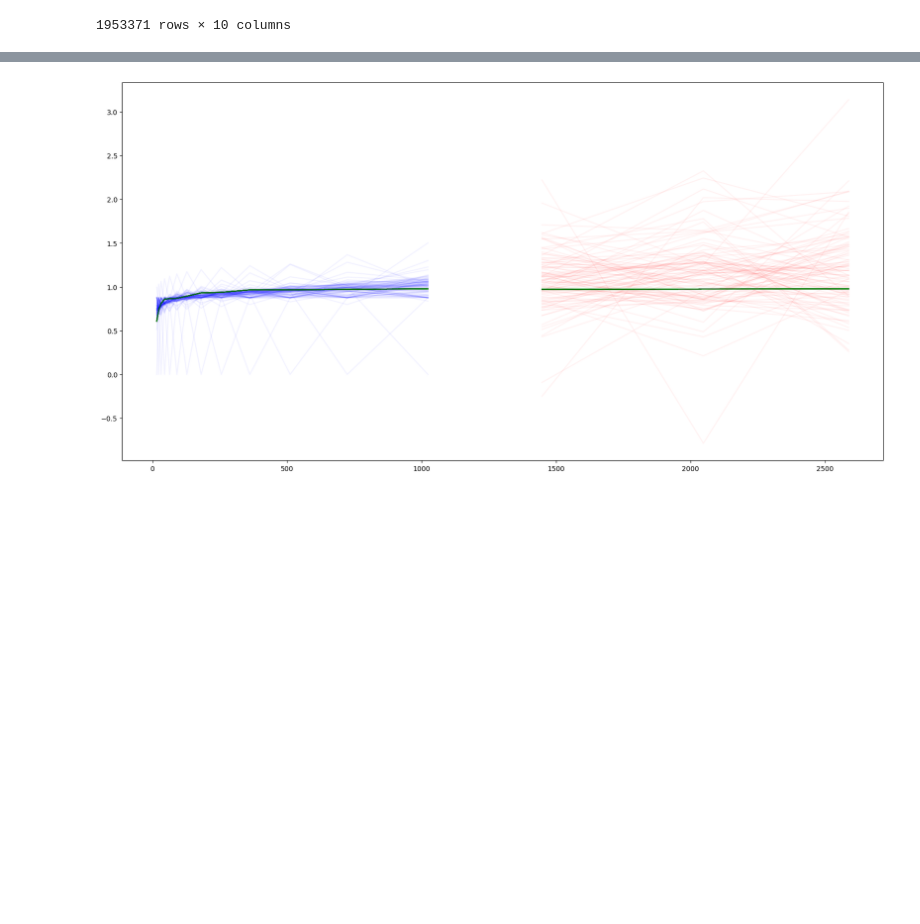
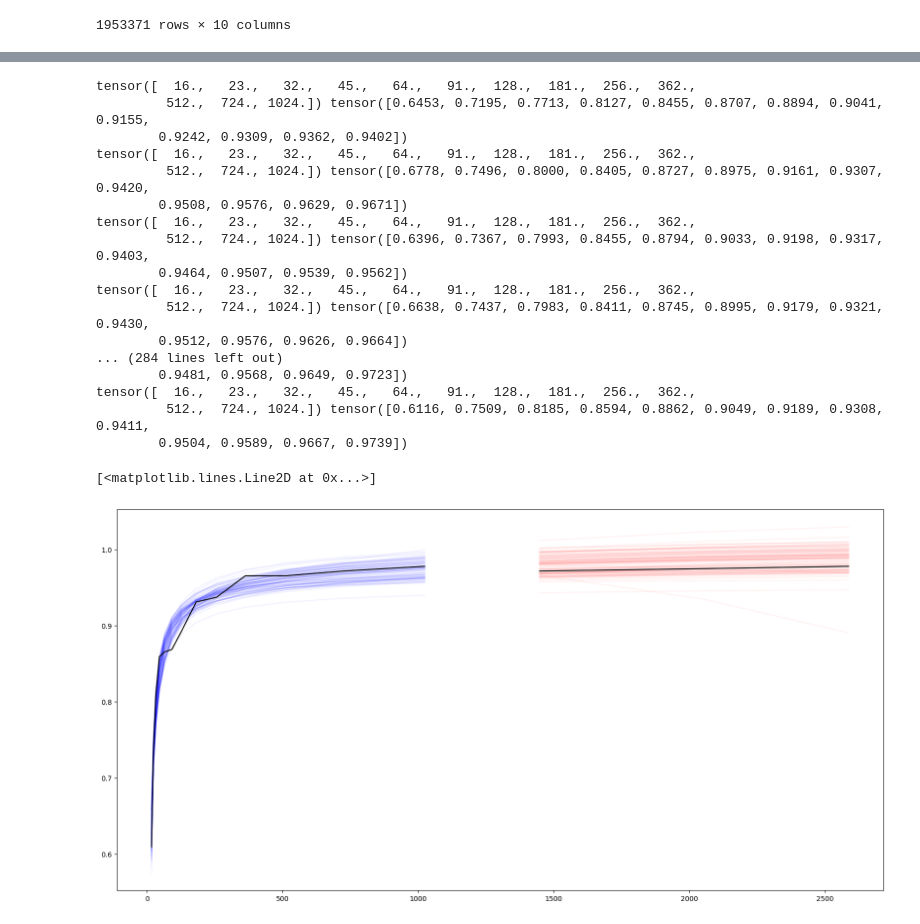
Before and after one commit to knyazer/learning-curves, a Jupyter notebook: dohman.ipynb, the cells around one changed output, grey strips where cells are left out. Saved outputs shown, nothing was run; the diff lists cells and outputs as text; code cells hidden in the pictures; blank space fills up the shorter version.

```diff
--- a/dohman.ipynb
+++ b/dohman.ipynb
@@ -117,11 +157,3 @@ y_train = torch.Tensor(scores_test)[:, 0][:-3]
 
 x_test = torch.Tensor(anchors)[-3:]
 y_test = torch.Tensor(scores_test)[:, 0][-3:]
-
-num_samples = 100
-
-x_train = x_train.repeat((num_samples, 1))
-y_train = y_train.repeat((num_samples, 1))
-
-x_test = x_test.repeat((num_samples, 1))
-y_test = y_test.repeat((num_samples, 1))
@@ -127,0 +198,10 @@ y_test = y_test.repeat((num_samples, 1))
+# %%
+initial_params = {
+    "weights": torch.ones(10) / 10,
+    "theta": initial_theta,
+    "std": initial_std
+}
+# %%
+nuts_kernel = NUTS(model)
+mcmc = MCMC(nuts_kernel, num_samples=100, warmup_steps=100, initial_params=initial_params)
+mcmc.run(x_train, y_train)
@@ -158,21 +249,36 @@ for epoch in range(num_epochs):
 # %%
 from matplotlib import pyplot as plt
-fitted = combined(x_train, weights, torch.exp(best_theta))
-fitted_max_abs_diff = torch.max(torch.abs(fitted - y_train), 1).values
-fitted = fitted.detach().numpy()
+weights = samples["weights"]
+thetas = samples["theta"]
 
-pred = combined(x_test, weights, torch.exp(best_theta))
-# add noise with std = fitted_max_abs_diff
-pred = pred + torch.randn_like(pred) * fitted_max_abs_diff.reshape(-1, 1)
-pred = pred.detach().numpy()
+plt.figure(figsize=(20, 10))
+for i in range(100):
+    fitted = combined_single(x_train, weights[i], thetas[i])
+    pred = combined_single(x_test, weights[i], thetas[i])
+    print(x_train, fitted)
+    alpha = 0.05
+    plt.plot(x_train, fitted, 'b', alpha=alpha)
+    plt.plot(x_test, pred, 'r', alpha=alpha)
 
-# large figure
-plt.figure(figsize=(20, 10))
-for i in range(num_samples):
-    alpha = 0.05
-    plt.plot(x_train[i], fitted[i], 'b', alpha=alpha)
-    plt.plot(x_test[i], pred[i], 'r', alpha=alpha)
-    plt.plot(x_train[i], y_train[i], 'g', alpha=alpha)
-    plt.plot(x_test[i], y_test[i], 'g', alpha=alpha)
+plt.plot(x_train, y_train, 'k')
+plt.plot(x_test, y_test, 'k')
 # %% [output]
+tensor([  16.,   23.,   32.,   45.,   64.,   91.,  128.,  181.,  256.,  362.,
+         512.,  724., 1024.]) tensor([0.6453, 0.7195, 0.7713, 0.8127, 0.8455, 0.8707, 0.8894, 0.9041, 0.9155,
+        0.9242, 0.9309, 0.9362, 0.9402])
+tensor([  16.,   23.,   32.,   45.,   64.,   91.,  128.,  181.,  256.,  362.,
+         512.,  724., 1024.]) tensor([0.6778, 0.7496, 0.8000, 0.8405, 0.8727, 0.8975, 0.9161, 0.9307, 0.9420,
+        0.9508, 0.9576, 0.9629, 0.9671])
+tensor([  16.,   23.,   32.,   45.,   64.,   91.,  128.,  181.,  256.,  362.,
+         512.,  724., 1024.]) tensor([0.6396, 0.7367, 0.7993, 0.8455, 0.8794, 0.9033, 0.9198, 0.9317, 0.9403,
+        0.9464, 0.9507, 0.9539, 0.9562])
+tensor([  16.,   23.,   32.,   45.,   64.,   91.,  128.,  181.,  256.,  362.,
+         512.,  724., 1024.]) tensor([0.6638, 0.7437, 0.7983, 0.8411, 0.8745, 0.8995, 0.9179, 0.9321, 0.9430,
+        0.9512, 0.9576, 0.9626, 0.9664])
+... (284 lines left out)
+        0.9481, 0.9568, 0.9649, 0.9723])
+tensor([  16.,   23.,   32.,   45.,   64.,   91.,  128.,  181.,  256.,  362.,
+         512.,  724., 1024.]) tensor([0.6116, 0.7509, 0.8185, 0.8594, 0.8862, 0.9049, 0.9189, 0.9308, 0.9411,
+        0.9504, 0.9589, 0.9667, 0.9739])
+[<matplotlib.lines.Line2D at 0x...>]
-[figure, old version]
+[figure, new version]
```
Also changed, not shown: parts of 7 cells of this notebook, 2 other files.
